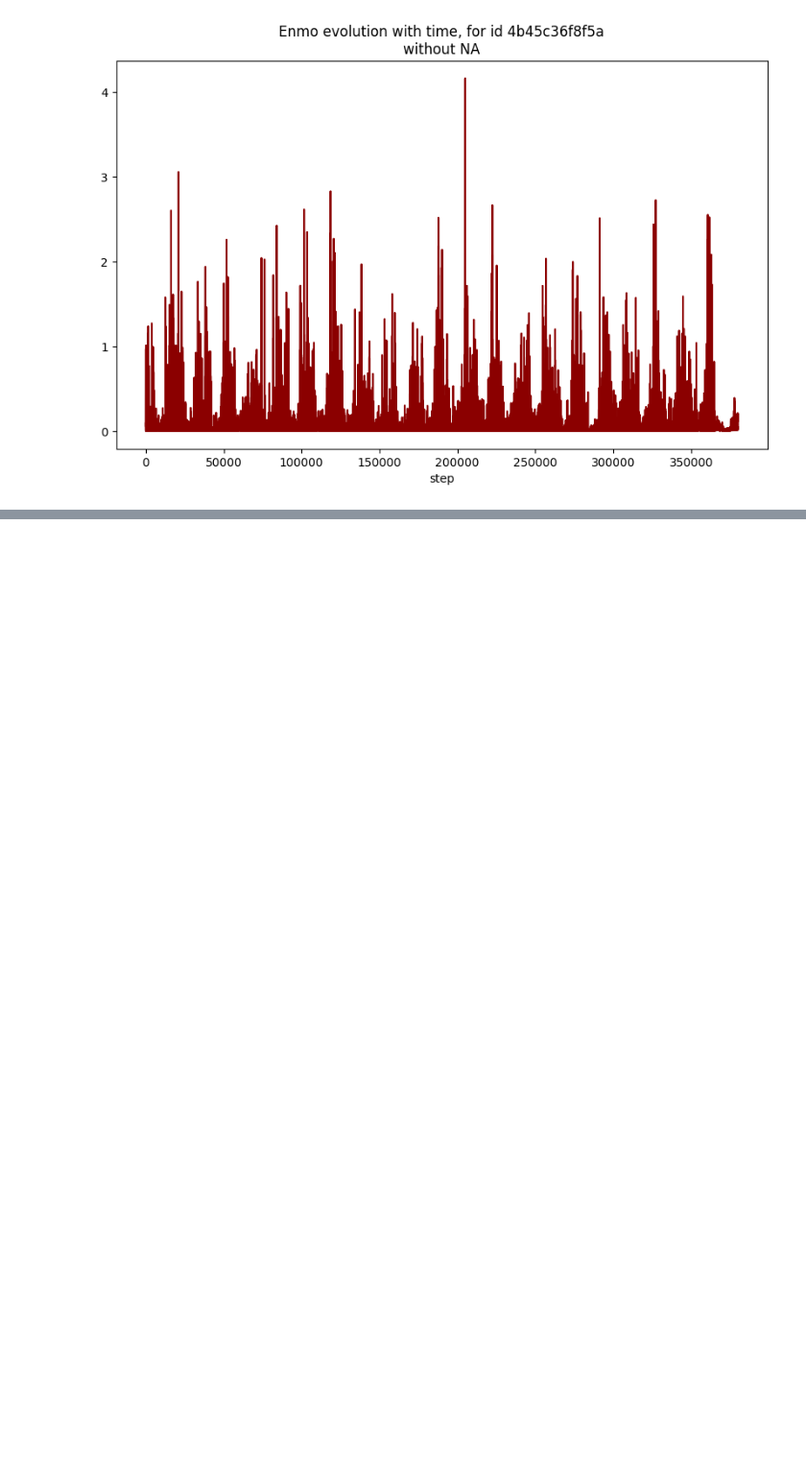
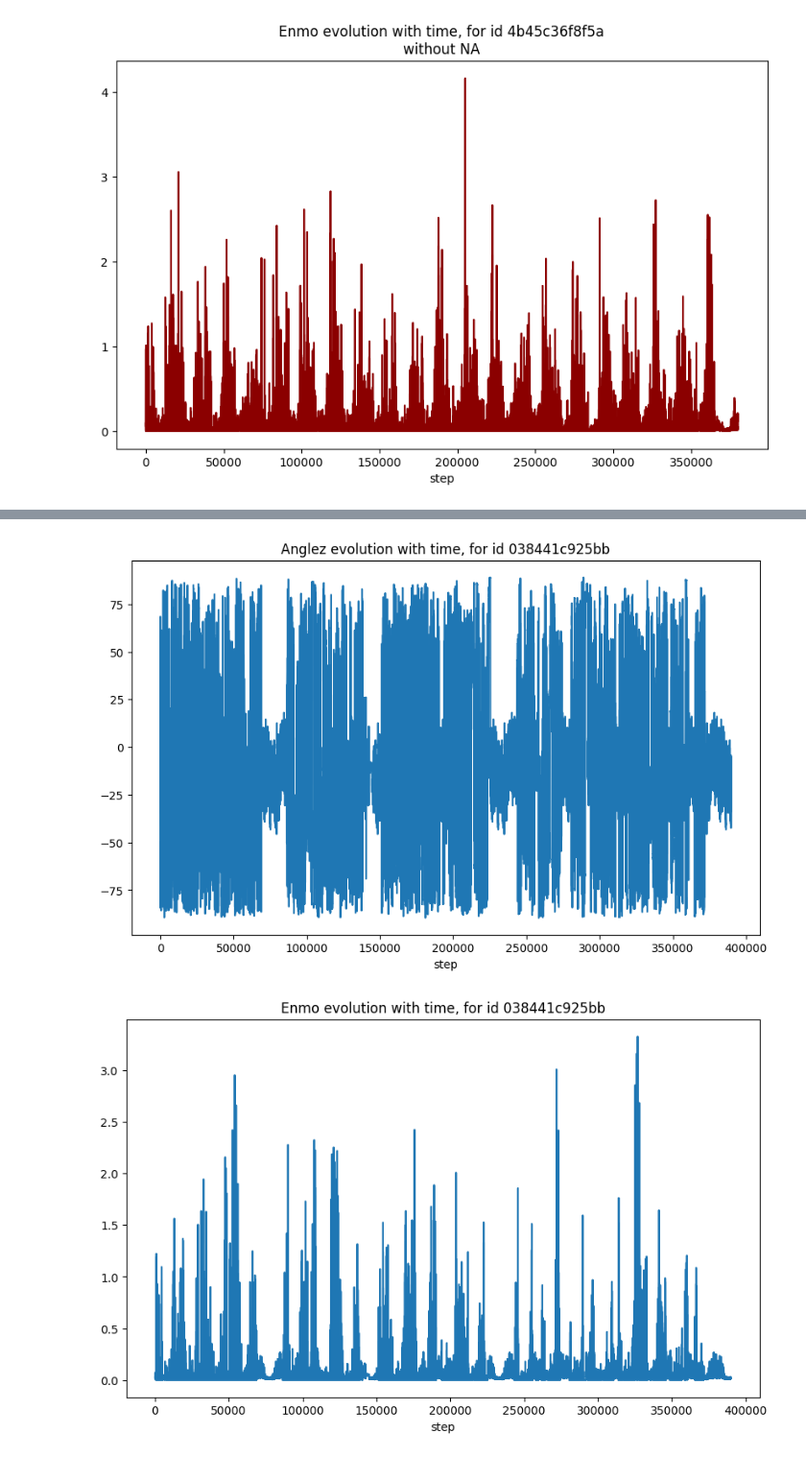
Before and after one commit to theo-serralta/sleep-states, a Jupyter notebook: src/handle_NAs_eliott.ipynb, the cells around one changed output, grey strips where cells are left out. Shown at 96% size. Cells and saved outputs as stored; diff of their text form; code cells hidden in the pictures; blank space fills up the shorter version.

```diff
--- a/src/handle_NAs_eliott.ipynb
+++ b/src/handle_NAs_eliott.ipynb
@@ -222,0 +229,4 @@ for id in ids:
+# %%
+max_steps = pd.read_csv('../data/max_steps.csv')
+train_data = dd.read_parquet('../data/train_series.parquet', engine='pyarrow')
+train_data_head = train_data.head(500000, compute=True)
@@ -222,0 +270,17 @@ for id in ids:
+# %%
+id = train_data_head.loc[1, "series_id"]
+data = train_data_head[train_data_head["series_id"] == id]
+plt.figure(figsize=(10, 6))
+plt.plot(data['step'], data['anglez'])
+plt.xlabel("step")
+plt.title(f"Anglez evolution with time, for id {id}")
+plt.show()
+
+plt.figure(figsize=(10, 6))
+plt.plot(data['step'], data['enmo'])
+plt.xlabel("step")
+plt.title(f"Enmo evolution with time, for id {id}")
+plt.show()
+# %% [output]
+[figure, added]
+[figure, added]
```
Also changed, not shown: parts of 9 cells of this notebook.
